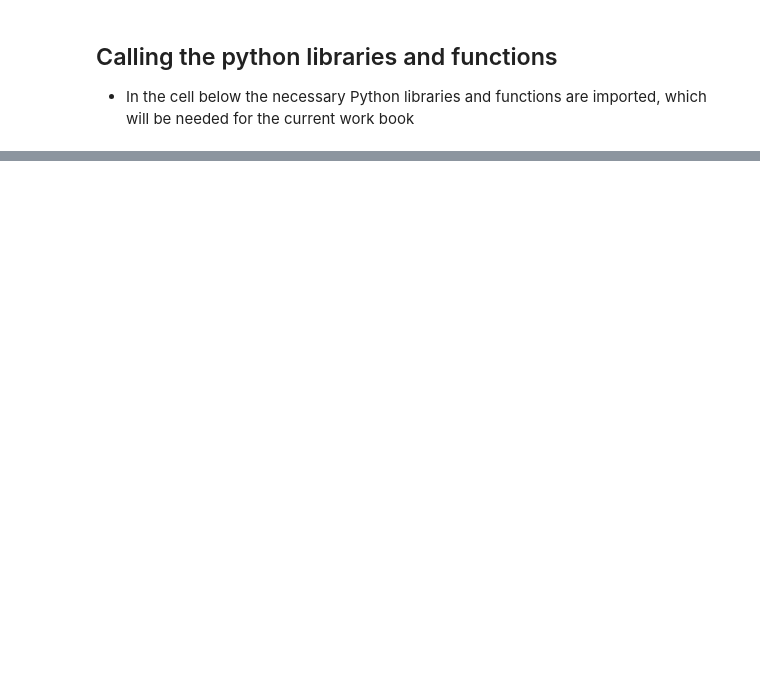
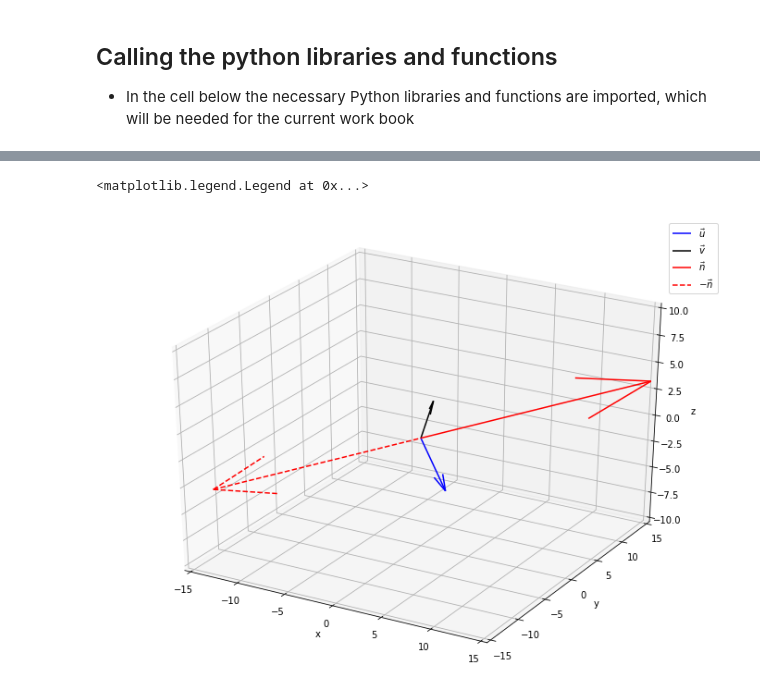
Before and after one commit to tlyonsSETU/Maths-Advanced-Calculus, a Jupyter notebook: Python Lab 1.ipynb, the cells around one changed output, grey strips where cells are left out. Cells and saved outputs as stored; diff of their text form; code cells hidden in the pictures; blank space fills up the shorter version.

```diff
--- a/Python Lab 1.ipynb
+++ b/Python Lab 1.ipynb
@@ -274,0 +68,5 @@ __NOTE:__ Part 3 means going from a to b to c to d is the same as going directly
+# %%
+# A function to create 3D vectors and points
+
+def v3d(a,b,c): # a,b,c represent the components of a vector or the coordinates of a point in 3D
+    return np.array([a,b,c])
@@ -274,0 +92,4 @@ __NOTE:__ Part 3 means going from a to b to c to d is the same as going directly
+# %%
+u=v3d(2,1,-5)
+v=v3d(-1,4,2)
+u,v
@@ -274,0 +100,3 @@ __NOTE:__ Part 3 means going from a to b to c to d is the same as going directly
+# %%
+n=np.cross(u,v)
+n
@@ -274,0 +143,25 @@ __NOTE:__ Part 3 means going from a to b to c to d is the same as going directly
+# %%
+fig = plt.figure(figsize=(12,9)) # Create a figure environment we call fig, make it 12" x 9" in size
+ax = fig.gca(projection='3d') # Create 3D axes in this figure and call these axes ax
+
+# The command for plotting 3D vectors is similar, we just use ax.quiver() instead of plt.quiver()
+ax.quiver(0,0,0,u[0],u[1],u[2],color='blue',label='$\\vec{u}$')
+ax.quiver(0,0,0,v[0],v[1],v[2],color='k',label='$\\vec{v}$')
+ax.quiver(0,0,0,n[0],n[1],n[2],color='red',label='$\\vec{n}$')
+ax.quiver(0,0,0,-n[0],-n[1],-n[2],color='red',label='$-\\vec{n}$', ls='--')
+
+
+# Setting the axis-labels is slightly different, we must use ax.set_xlabel() etc.
+ax.set_xlabel('x')
+ax.set_ylabel('y')
+ax.set_zlabel('z')
+
+# Setting the axis-limits is also slightly different, we must use ax.set_xlim() etc.
+ax.set_xlim(-15,15)
+ax.set_ylim(-15,15)
+ax.set_zlim(-10,10)
+
+ax.legend()
+# %% [output]
+<matplotlib.legend.Legend at 0x...>
+[figure, added]
```
Also changed, not shown: parts of 107 cells of this notebook.
